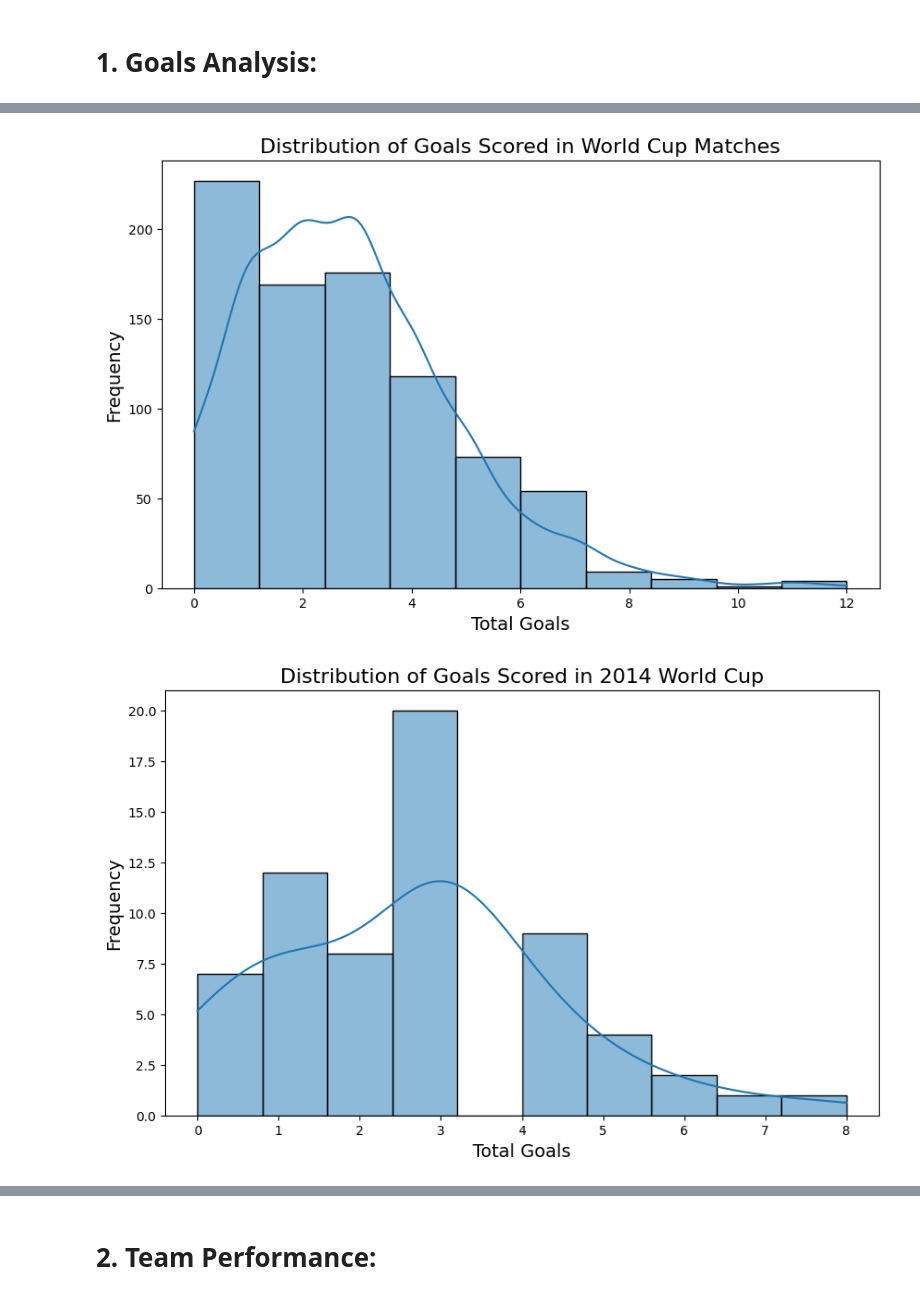
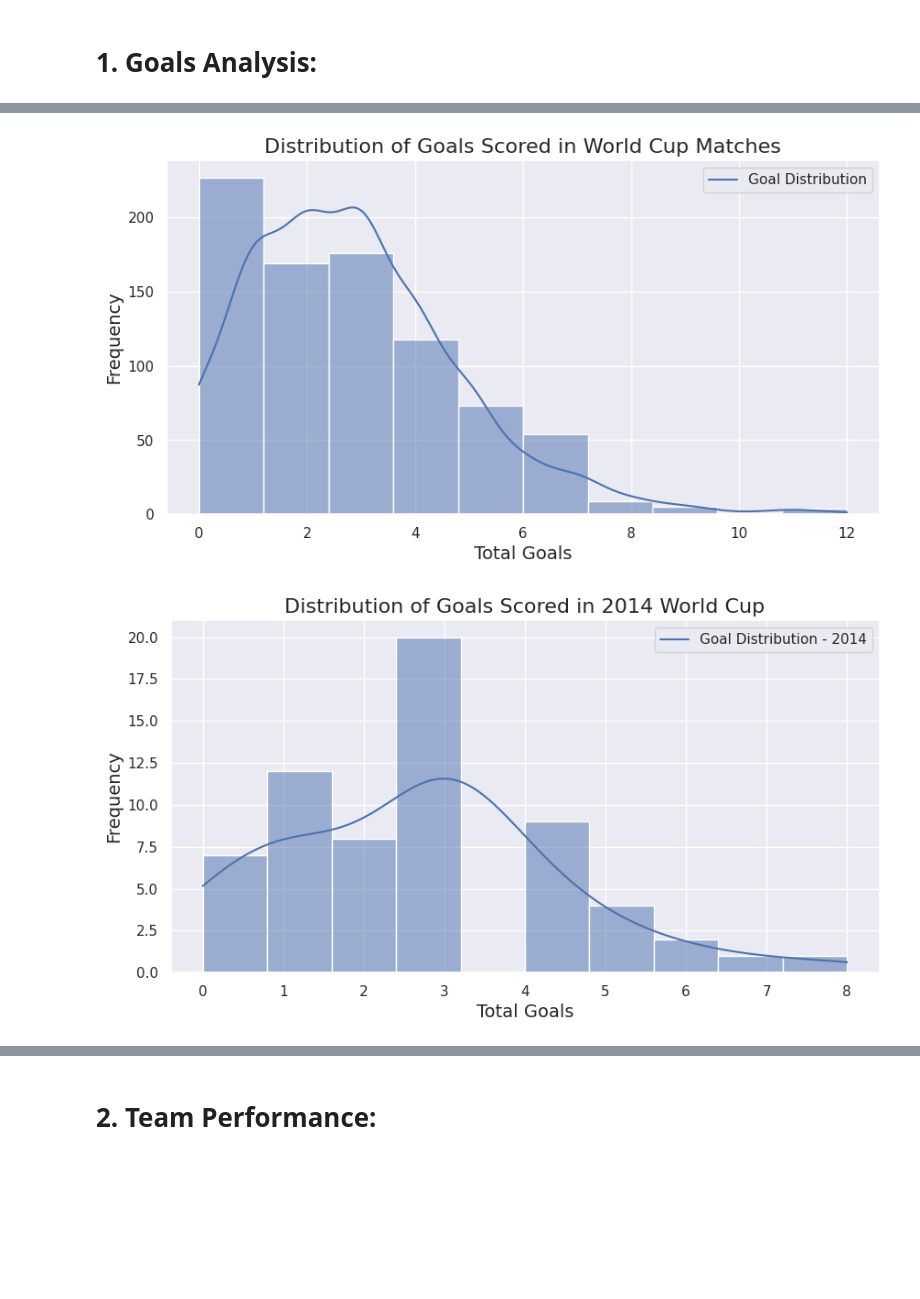
Before and after one commit to Rathod11jay/Unified_Mentor, a Jupyter notebook: FIFA_World_Cup_Analysis.ipynb, the cells around one changed output, grey strips where cells are left out. Drawn from its saved outputs; the diff is of its cells as text; code cells hidden in the pictures; blank space fills up the shorter version.

```diff
--- a/FIFA_World_Cup_Analysis.ipynb
+++ b/FIFA_World_Cup_Analysis.ipynb
@@ -131,20 +131,18 @@ WC Duplicate data:  0
 # %% [markdown]
 # 1. Goals Analysis:
 # %%
-# prompt: Plot 1: Average Goals per Match Over Time: A line chart showing the trend of average goals scored per game across different World Cups.
-# Reasoning: This helps understand how the game's scoring patterns have evolved.
+sns.set_theme()
 
-import matplotlib.pyplot as plt
 # Calculate average goals per match for each World Cup
-# Changed tuple to list for selecting multiple columns
 avg_goals_per_cup = WC_Matches.groupby('Year')[['Home Team Goals', 'Away Team Goals']].sum().sum(axis=1) / WC_Matches.groupby('Year')['MatchID'].count()
 
 # Create the line chart
-plt.figure(figsize=(12, 6))
-plt.plot(avg_goals_per_cup.index, avg_goals_per_cup.values, marker='o')
+plt.figure(figsize=(10, 5))
+sns.lineplot(x=avg_goals_per_cup.index, y=avg_goals_per_cup.values, marker='o', palette='viridis')
 plt.title('Average Goals per Match Over Time', fontsize=16)
 plt.xlabel('World Cup Year', fontsize=14)
 plt.ylabel('Average Goals per Match', fontsize=14)
+plt.legend(labels=['Avg Goals per Match'])
 plt.grid(True)
 plt.show()
 # %% [output]
@@ -152,31 +150,33 @@ plt.show()
 # %%
-# prompt: Plot 2: Distribution of Goals Scored: Histograms showing the distribution of goals scored by teams in a specific World Cup or across all tournaments.
-# Reasoning: Provides insights into the frequency of high-scoring or low-scoring games.
-
-import matplotlib.pyplot as plt
-# Assuming 'WC_Matches' DataFrame is already loaded and cleaned as in the previous code.
+sns.set_theme()
 
 # Combine home and away goals into a single column
 WC_Matches['Total Goals'] = WC_Matches['Home Team Goals'] + WC_Matches['Away Team Goals']
 
-# Create the histogram
-plt.figure(figsize=(10, 6))
-sns.histplot(WC_Matches['Total Goals'], bins=10, kde=True)  # Adjust bins as needed
+# Create the histogram for all World Cup matches
+plt.figure(figsize=(10, 5))
+sns.histplot(WC_Matches['Total Goals'], bins=10, kde=True, palette='crest')
 plt.title('Distribution of Goals Scored in World Cup Matches', fontsize=16)
 plt.xlabel('Total Goals', fontsize=14)
 plt.ylabel('Frequency', fontsize=14)
+plt.legend(labels=['Goal Distribution'])
+plt.grid(True)
 plt.show()
-
-# Distribution of goals scored for a specific World Cup (e.g., 2014)
-year = 2014
-specific_year_matches = WC_Matches[WC_Matches['Year'] == year]
-plt.figure(figsize=(10, 6))
-sns.histplot(specific_year_matches['Total Goals'], bins=10, kde=True)
-plt.title(f'Distribution of Goals Scored in {year} World Cup', fontsize=16)
-plt.xlabel('Total Goals', fontsize=14)
-plt.ylabel('Frequency', fontsize=14)
-plt.show()
 # %% [output]
-[figure, old version]
+[figure, new version]
-[figure, removed]
+# %%
+# Distribution of goals scored for a specific World Cup (e.g., 2014)
+year = 2014
+specific_year_matches = WC_Matches[WC_Matches['Year'] == year]
+
+plt.figure(figsize=(10, 5))
+sns.histplot(specific_year_matches['Total Goals'], bins=10, kde=True, palette='magma')
+plt.title(f'Distribution of Goals Scored in {year} World Cup', fontsize=16)
+plt.xlabel('Total Goals', fontsize=14)
+plt.ylabel('Frequency', fontsize=14)
+plt.legend(labels=[f'Goal Distribution - {year}'])
+plt.grid(True)
+plt.show()
+# %% [output]
+[figure, added]
 # %%
```
Also changed, not shown: parts of 18 cells of this notebook.
